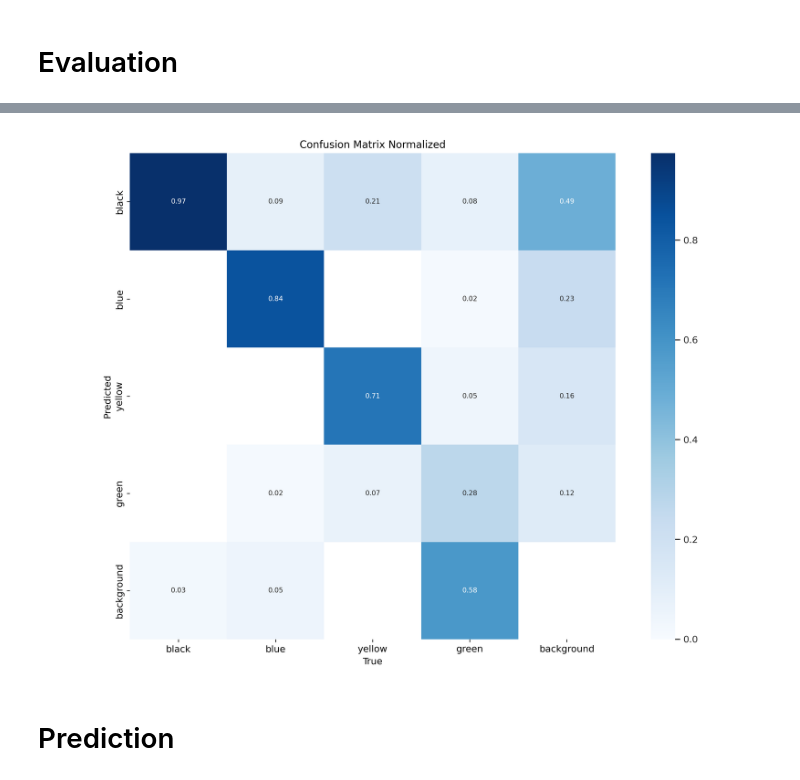
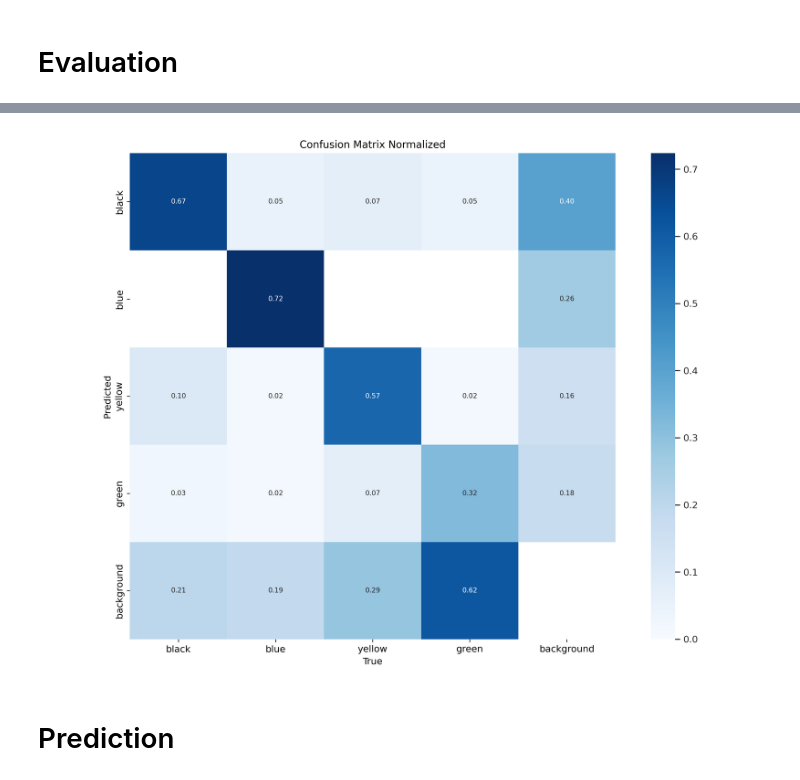
Before and after one commit to vhinatav/Computer-Vision-Project, a Jupyter notebook: ComputerVisionProject.ipynb, the cells around one changed output, grey strips where cells are left out. Saved outputs shown, nothing was run; the diff lists cells and outputs as text; code cells hidden in the pictures.

```diff
--- a/ComputerVisionProject.ipynb
+++ b/ComputerVisionProject.ipynb
@@ -158,10 +186,10 @@ Results saved to runs/detect/train2
 # %%
 %matplotlib inline
 from PIL import Image
 
-Image.open('/content/runs/detect/train2/confusion_matrix_normalized.png')
+Image.open('/content/runs/detect/train32/confusion_matrix_normalized.png')
 # %% [output]
-[figure, old version]
+[figure, new version]
 # %% [markdown]
 # Prediction
 # %%
```
Also changed, not shown: parts of 5 cells of this notebook.
